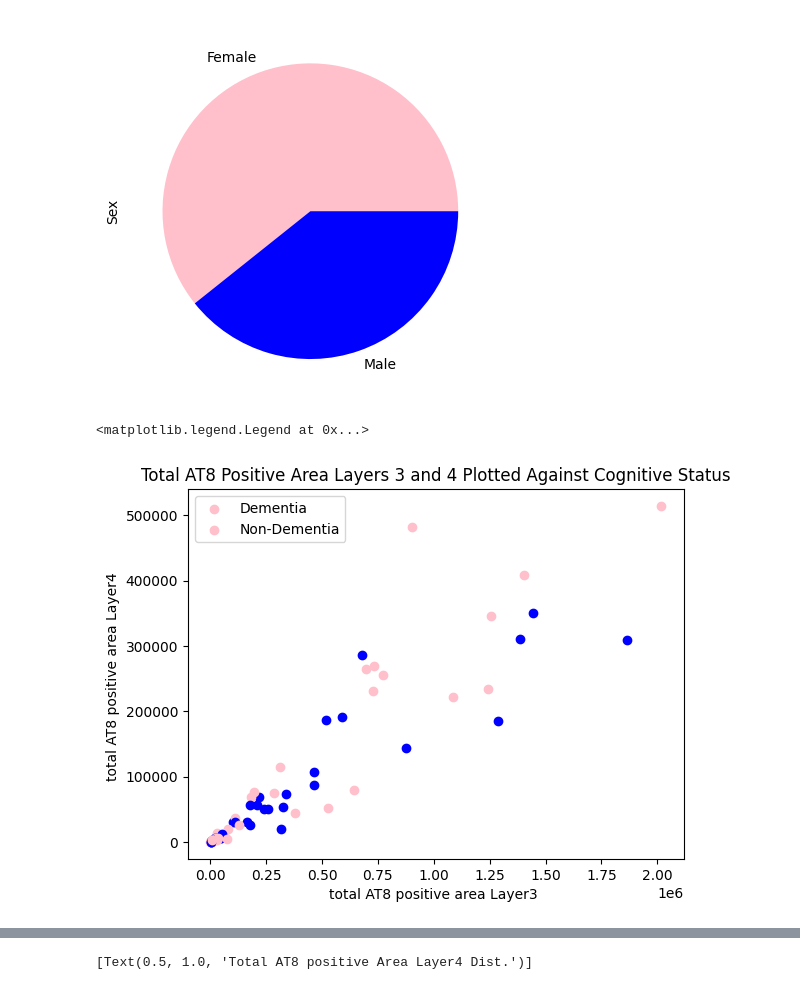
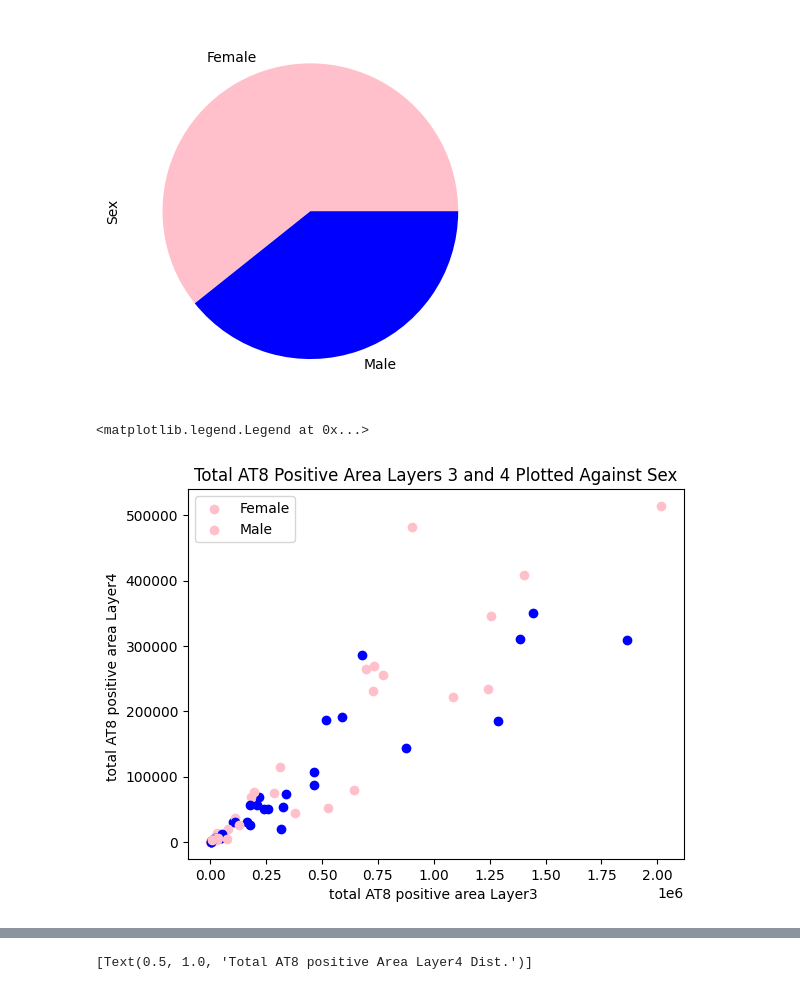
Before and after one commit to zoyaholin/Neur265HOLIN, a Jupyter notebook: Copy_of_Final_Project.ipynb, the cells around one changed output, grey strips where cells are left out. Saved outputs shown, nothing was run; the diff lists cells and outputs as text; code cells hidden in the pictures.

```diff
--- a/Copy_of_Final_Project.ipynb
+++ b/Copy_of_Final_Project.ipynb
@@ -83,20 +83,20 @@ plt.show()
 # %%
 #scatter of AT8 layer 3/4
 alz_combined_length=len(alz_combined)
 
 for i in range(alz_combined_length):
   if alz_combined.iloc[i,2] == 'Dementia':
     plt.scatter(alz_combined.iloc [i,3], alz_combined.iloc [i,4], color = "blue")
   else:
     plt.scatter(alz_combined.iloc [i,3], alz_combined.iloc [i,4], color = "pink")
     plt.xlabel('total AT8 positive area Layer3 ')
     plt.ylabel('total AT8 positive area Layer4 ')
-    plt.title('Total AT8 Positive Area Layers 3 and 4 Plotted Against Cognitive Status')
+    plt.title('Total AT8 Positive Area Layers 3 and 4 Plotted Against Sex')
 
-plt.legend(['Dementia','Non-Dementia'])
+plt.legend(['Female','Male'])
 # %% [output]
 <matplotlib.legend.Legend at 0x...>
-[figure, old version]
+[figure, new version]
 # %%
 #Plotting scatter plot for total pTDP43 positive area Layer 1 and total pTDP43 positive area Layer2
 alz_combined_length=len(alz_combined)
```
Also changed, not shown: parts of 1 cell of this notebook.
